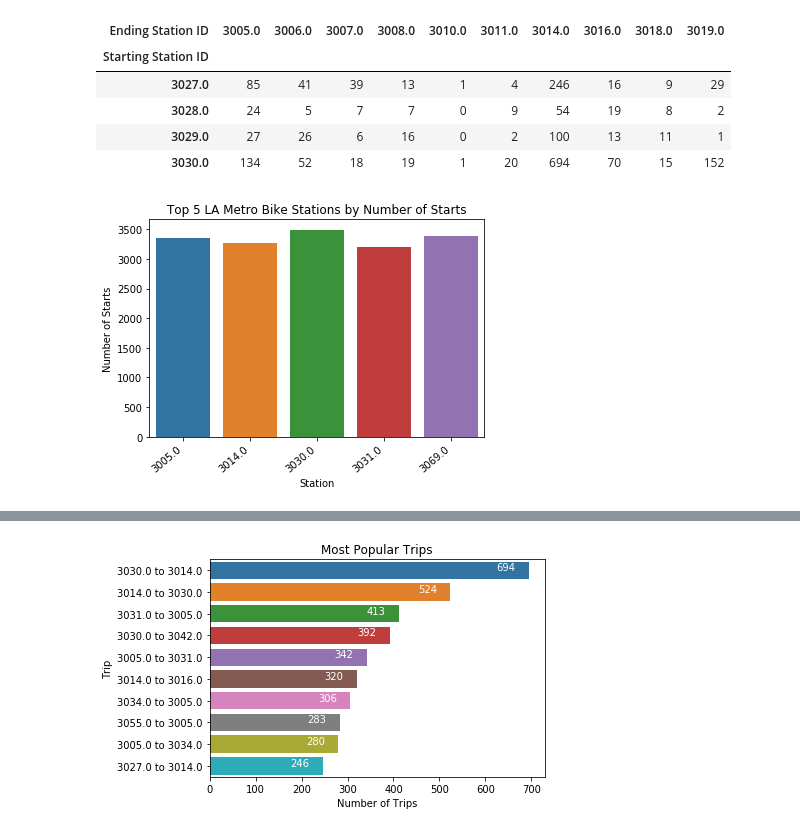
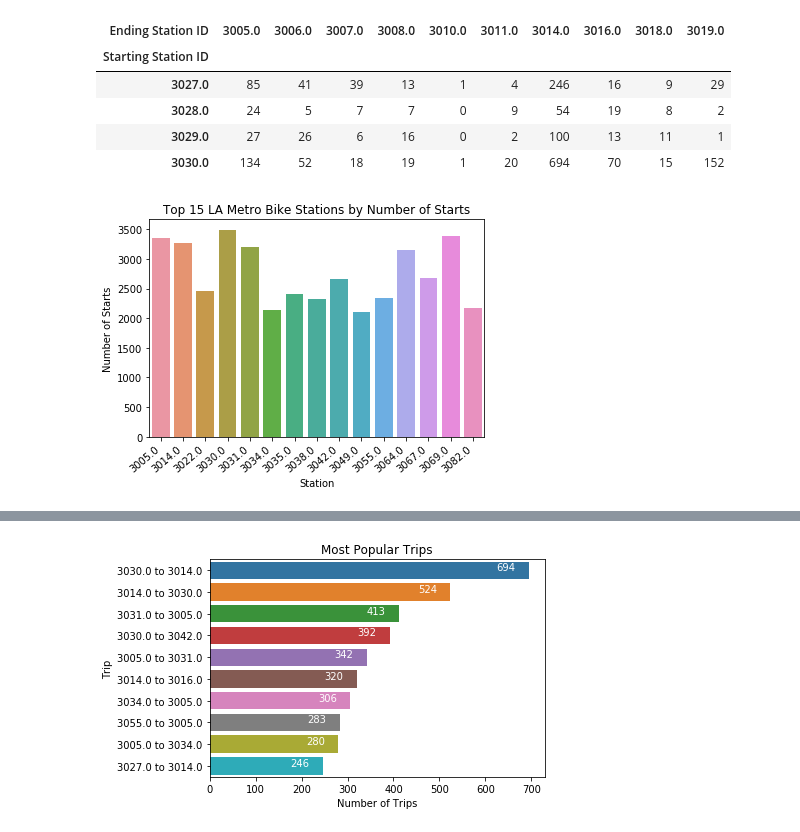
Before and after one commit to yyul10/LA_metro_bike_relocation, a Jupyter notebook: LA_metro_bike-relocation.ipynb, the cells around one changed output, grey strips where cells are left out. Cells and saved outputs as stored; diff of their text form; code cells hidden in the pictures.

```diff
--- a/LA_metro_bike-relocation.ipynb
+++ b/LA_metro_bike-relocation.ipynb
@@ -105,15 +105,15 @@ temp.iloc[17:21,:10] # The most popular trip counts
 | 3030.0 | 134 | 52 | 18 | 19 | 1 | 20 | 694 | 70 | 15 | 152 |
 # %%
 import seaborn as sns
-top5 = pd.DataFrame()
-top5['Station'] = ndata['Starting Station ID'].value_counts().head().index
-top5['Number of Starts']=ndata['Starting Station ID'].value_counts().head().values
-top5['Station'] = top5['Station'].astype('category')
-top5['Station'] = top5.Station.cat.remove_unused_categories()
+top = pd.DataFrame()
+top['Station'] = ndata['Starting Station ID'].value_counts().head(15).index
+top['Number of Starts']=ndata['Starting Station ID'].value_counts().head(15).values
+top['Station'] = top['Station'].astype('category')
+top['Station'] = top.Station.cat.remove_unused_categories()
 
-sns.barplot('Station', 'Number of Starts', data = top5)
+sns.barplot('Station', 'Number of Starts', data = top)
 plt.xticks(rotation=40, ha = 'right')
-plt.title("Top 5 LA Metro Bike Stations by Number of Starts")
+plt.title("Top 15 LA Metro Bike Stations by Number of Starts")
 plt.show()
 # %% [output]
-[figure, old version]
+[figure, new version]
```
Also changed, not shown: parts of 1 cell of this notebook.
